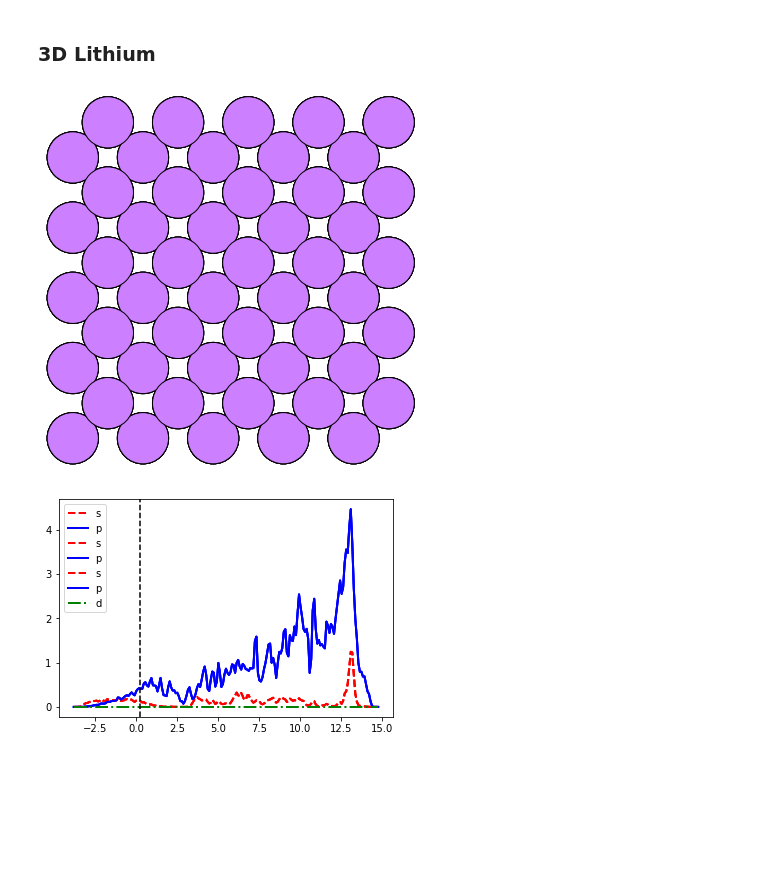
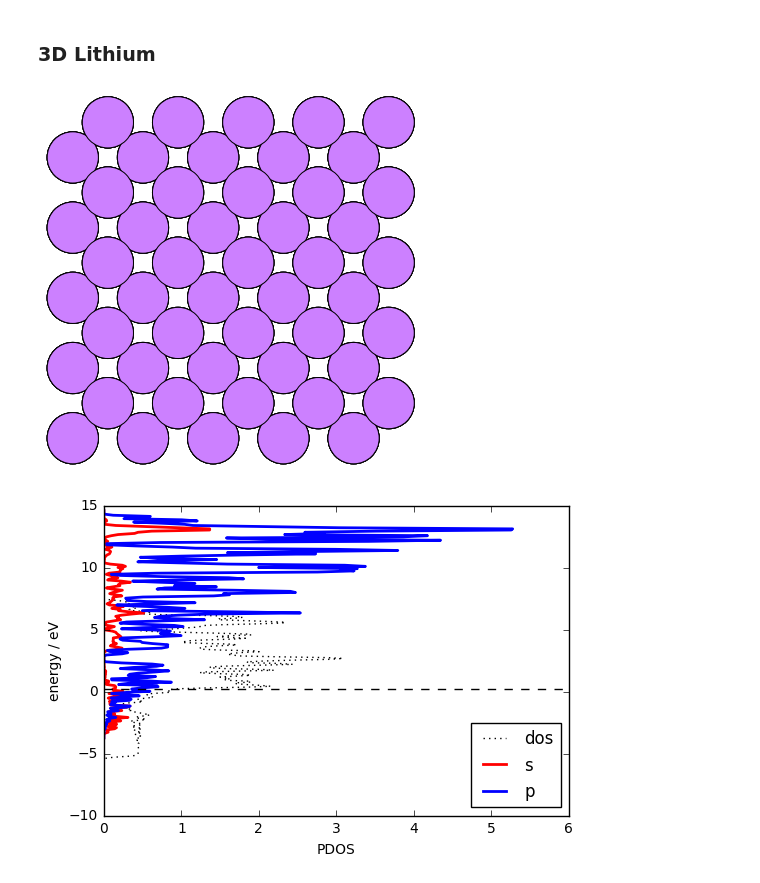
Before and after one commit to vilab-tartu/LOKT.02.048, a Jupyter notebook: week3/Li.ipynb, the cells around one changed output. Saved outputs shown, nothing was run; the diff lists cells and outputs as text; code cells hidden in the pictures; blank space fills up the shorter version.

```diff
--- a/week3/Li.ipynb
+++ b/week3/Li.ipynb
@@ -244,9 +222,6 @@ plt.show()
 # %% [markdown]
 ### 3D Lithium
 # %%
-#Li3 = Atoms('Li', positions=[(0, 0, 0)], cell=[3.04,3.04,3.04], pbc=[1,1,1])
-#Li3.center()
-
 Li3 = bulk("Li", "bcc", a=3.51, cubic=True)
 #Li *= (2, 2, 2)
 Li3.pbc = (True, True, True) #pbc = periodic boundary conditions
@@ -255,47 +230,42 @@ write('Li3.png', Li3*(5,5,5))
 display(Image(filename='Li3.png'))
 
 calcLi3 = GPAW(xc='LDA',
                mode="lcao",
-               kpts=(16,16,16),
+               kpts=(8,8,8),
                basis='dzp',
                txt='Li3.txt')
 
 Li3.set_calculator(calcLi3)
 eLi3 = Li3.get_potential_energy()
-calcLi3.write('Li3.gpw')
 
-calcLi3 = GPAW('Li3.gpw', txt=None)
-
+#get the Fermi energy
 try:
     efLi3 = calcLi3.get_fermi_level()
 except ValueError:
     efLi3 = 0
-energyLi3, dosLi3 = calcLi3.get_orbital_ldos(0, spin=0, angular='spdf', width=0.1)
+energyLi3, dosLi3 = calcLi3.get_orbital_ldos(0, spin=0, angular='sp', width=0.1)
 
 enLi3 = energyLi3
-#enLi2 = (energyLi2 - efLi2)
 
 Spdos_Li3 = [0] * len(dosLi3)
 Ppdos_Li3 = [0] * len(dosLi3)
-Dpdos_Li3 = [0] * len(dosLi3)
 temp = calcLi3.get_orbital_ldos(0, spin=0, angular='s', width=0.1)[1]
 Spdos_Li3 = list(np.array(Spdos_Li3) + np.array(temp))
 temp = calcLi3.get_orbital_ldos(0, spin=0, angular='p', width=0.1)[1]
 Ppdos_Li3 = list(np.array(Ppdos_Li3) + np.array(temp))
-temp = calcLi3.get_orbital_ldos(0, spin=0, angular='d', width=0.1)[1]
-Dpdos_Li3 = list(np.array(Dpdos_Li3) + np.array(temp))
 
-#plt.plot(enLi2, dosLi2, 'k-', linewidth = 4.0, label='dos')
-plt.plot(enLi3, Spdos_Li3, 'r--', linewidth = 2.0, label = 's')
-plt.plot(enLi3, Ppdos_Li3, 'b-',linewidth = 2.0, label = 'p')
-plt.plot(enLi3, Dpdos_Li3, 'g-.',linewidth = 2.0, label = 'd')
-plt.axvline(x=efLi3, color='k', linestyle='--')
+plt.plot(dosLi2, enLi2, 'k:', linewidth = 1.0, label='dos')
+plt.plot(Spdos_Li3, enLi3, 'r-', linewidth = 2.0, label = 's')
+plt.plot(Ppdos_Li3, enLi3, 'b-',linewidth = 2.0, label = 'p')
+plt.axhline(y=efLi3, color='k', linestyle='--')
 
 #plt.xlim(-5,5)
 #plt.ylim(0,10)
-plt.legend()
+plt.xlabel('PDOS')
+plt.ylabel('energy / eV')
+plt.legend(loc='best')
 plt.show()
 # %% [output]
 [figure]
-[figure, old version]
+[figure, new version]
 # %%
```
Also changed, not shown: parts of 12 cells of this notebook.
